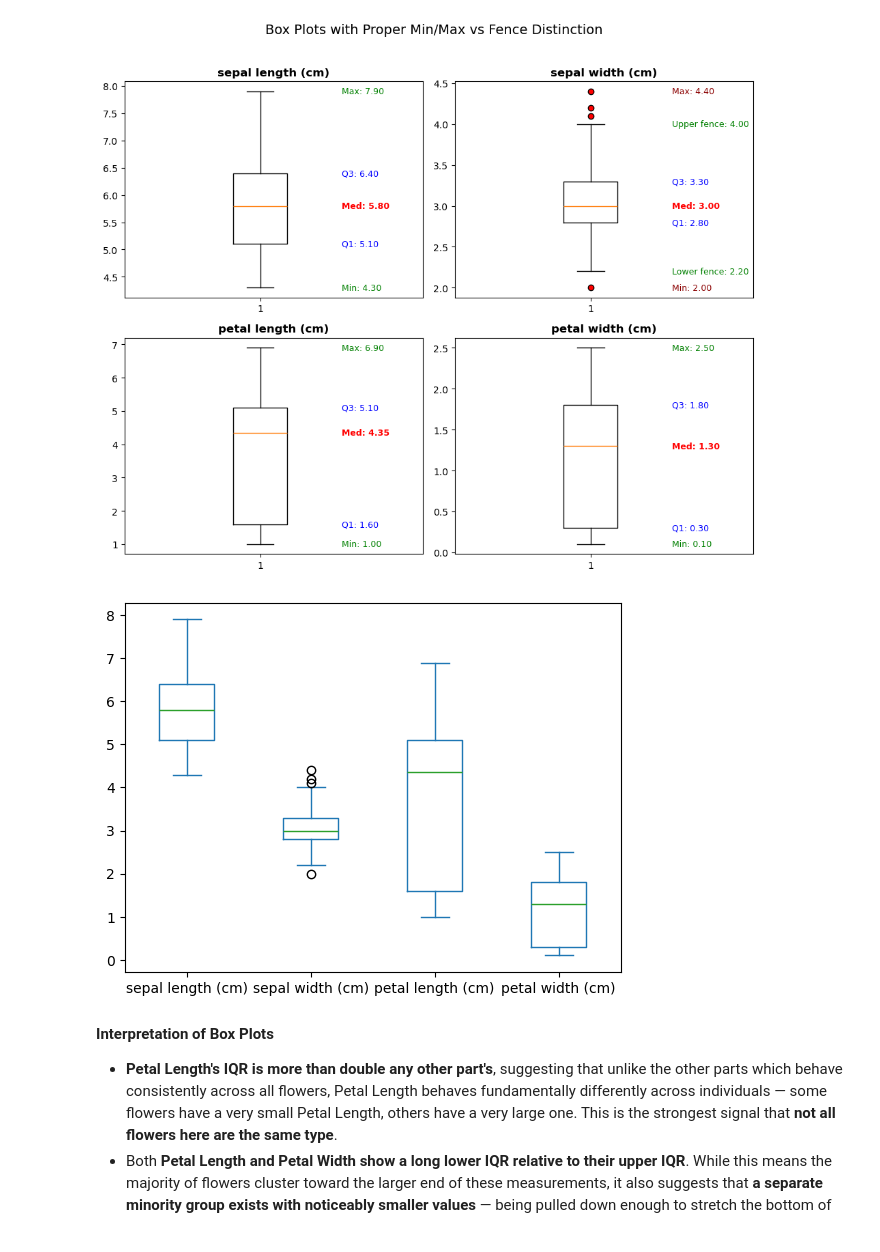
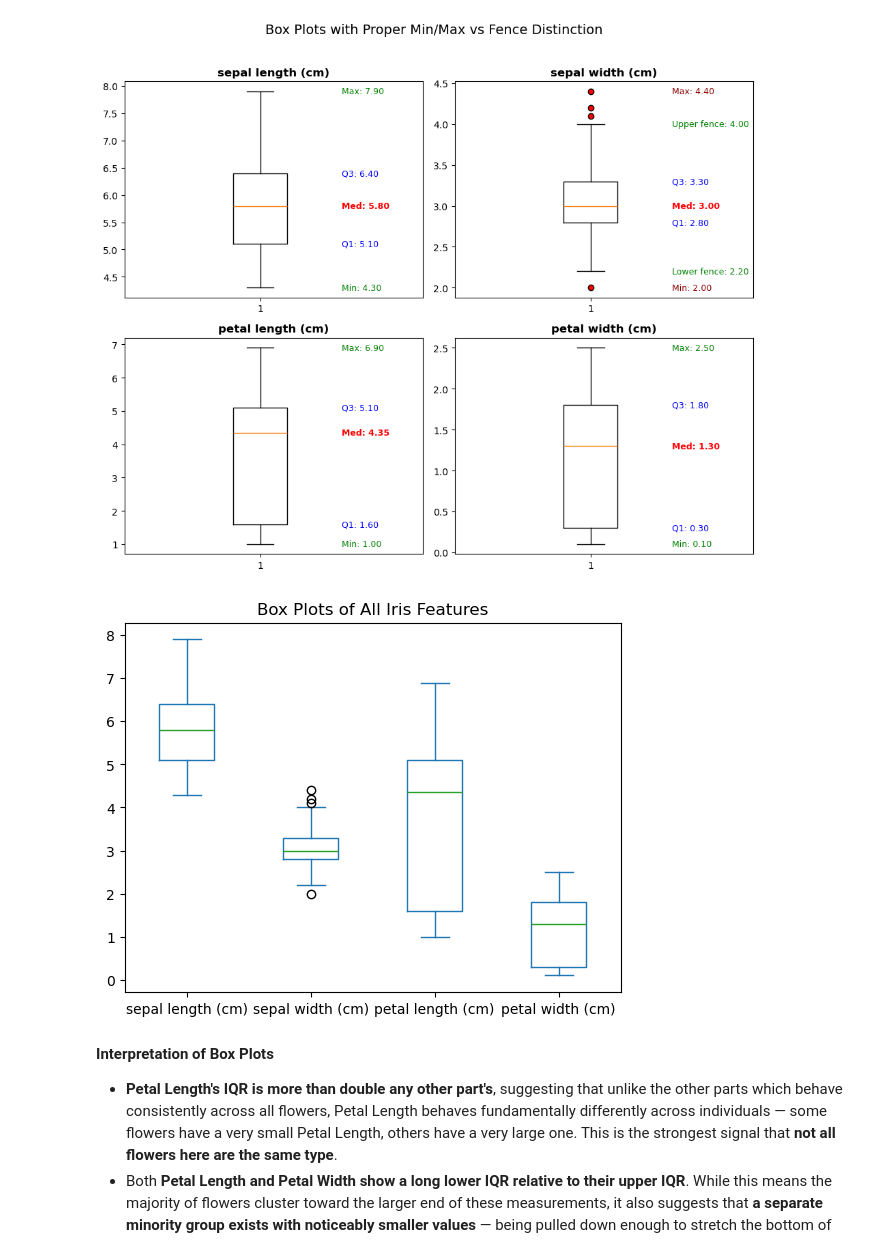
Before and after one commit to thaopham98/DataScience, a Jupyter notebook: python_analysis/A9-Dimentional Reduction.ipynb, the cells around one changed output. Cells and saved outputs as stored; diff of their text form; code cells hidden in the pictures.

Commit message:
Add and Edit Data Visualization by Remapping

```diff
--- a/python_analysis/A9-Dimentional Reduction.ipynb
+++ b/python_analysis/A9-Dimentional Reduction.ipynb
@@ -265,9 +265,9 @@ plt.show()
 # %% [output]
 [figure]
 # %%
-data.frame.drop('target', axis=1).plot(kind='box', layout=(2,2), sharex=False, sharey=False);
+data.frame.drop('target', axis=1).plot(kind='box', layout=(2,2), sharex=False, sharey=False).set_title("Box Plots of All Iris Features");
 # %% [output]
-[figure, old version]
+[figure, new version]
 # %% [markdown]
 **Interpretation of Box Plots**
 
```
Also changed, not shown: parts of 9 cells of this notebook.
